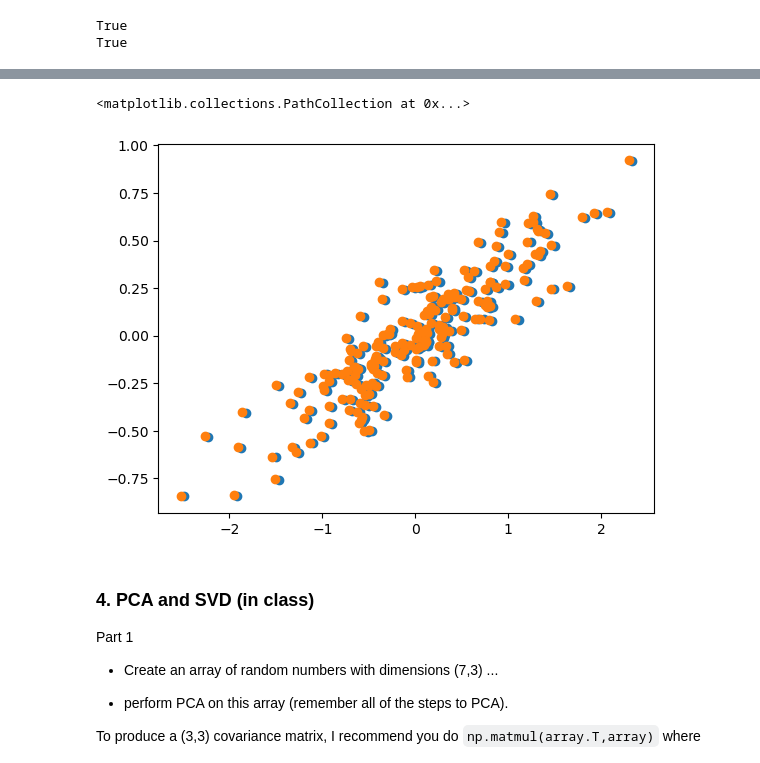
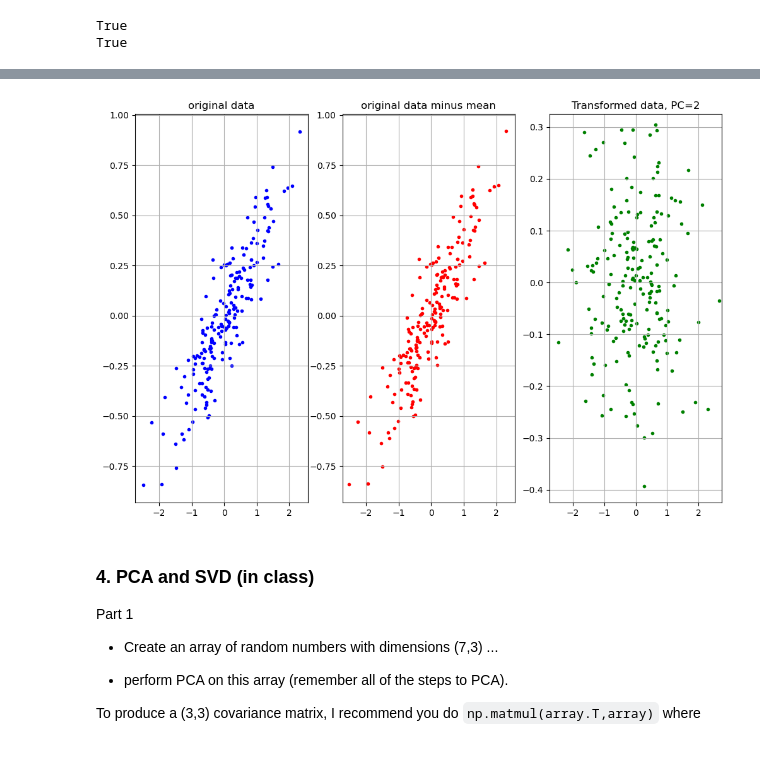
Before and after one commit to astroseandillon/Python-for-data-analysis, a Jupyter notebook: Dillon_Sean_HW_W6.ipynb, the cells around one changed output, grey strips where cells are left out. Saved outputs shown, nothing was run; the diff lists cells and outputs as text; code cells hidden in the pictures.

```diff
--- a/Dillon_Sean_HW_W6.ipynb
+++ b/Dillon_Sean_HW_W6.ipynb
@@ -91,21 +91,73 @@ Use the source code in ``pcademo3.py`` for plotting and guidance.
 # %%
 import numpy as np
 import matplotlib.pyplot as plt
 
 
 rng = np.random.RandomState(1)
 X = np.dot(rng.rand(2, 2), rng.randn(2, 200)).T
 
 mean = np.mean(X,axis=0)
 
+#1. subtract mean from data
 mean_sub = X - mean
 
-mean_sub.shape
-plt.scatter(X[:,0],X[:,1])
-plt.scatter(mean_sub[:,0],mean_sub[:,1])
+#2. compute covariance matrix
+cov = np.matmul(mean_sub.T,mean_sub)
+
+#3. eigendecomposition
+eig_val, eig_vec = np.linalg.eigh(cov)
+
+#4. sort eigenvalues and eigenvectors large to small
+indices = np.argsort(eig_val)[::-1]
+
+eig_val = eig_val[indices]
+eig_vec = eig_vec[:,indices]
+
+#5. get explained variance
+sum_eig_val = np.sum(eig_val)
+explained_variance = eig_val / sum_eig_val
+
+#6. select number of PCs to compute
+n_comp = 2
+eig_vec = eig_vec[:,:n_comp]
+eig_val = eig_val[:n_comp]
+
+#7. compute pca
+pca_data = mean_sub.dot(eig_vec)
+
+
+
+
+#8. plot
+fig, ax = plt.subplots(1,3,figsize=(12,8))
+
+
+ax[0].scatter(X[:,0],X[:,1], color='blue', marker='.')
+ax[0].set_title("original data")
+ax[0].grid('on')
+ax[1].scatter(mean_sub[:,0],mean_sub[:,1], color='red', marker='.')
+ax[1].set_title("original data minus mean")
+ax[1].grid('on')
+ax[2].scatter(pca_data[:,0], pca_data[:,1], color='green', marker='.')
+#wanted green instead of red
+ax[2].set_title("Transformed data, PC="+str(n_comp) )
+ax[2].grid('on')
+
+xl=ax[0].get_xlim()
+yl=ax[0].get_ylim()
+ax[1].set_xlim(xl)
+ax[1].set_ylim(yl)
+ax[2].set_xlim(-2.75,2.75)
+ax[2].set_ylim(-0.425,0.325)
+
+xmin = np.amin(pca_data[:,0])
+xmax = np.amax(pca_data[:,0])
+ymin = np.amin(pca_data[:,1])
+ymax = np.amax(pca_data[:,1])
+
+plt.show()
 # %% [output]
-<matplotlib.collections.PathCollection at 0x...>
-[figure, old version]
+[figure, new version]
 # %% [markdown]
 ### 4. PCA and SVD (in class)
 
```
Also changed, not shown: parts of 1 cell of this notebook.
